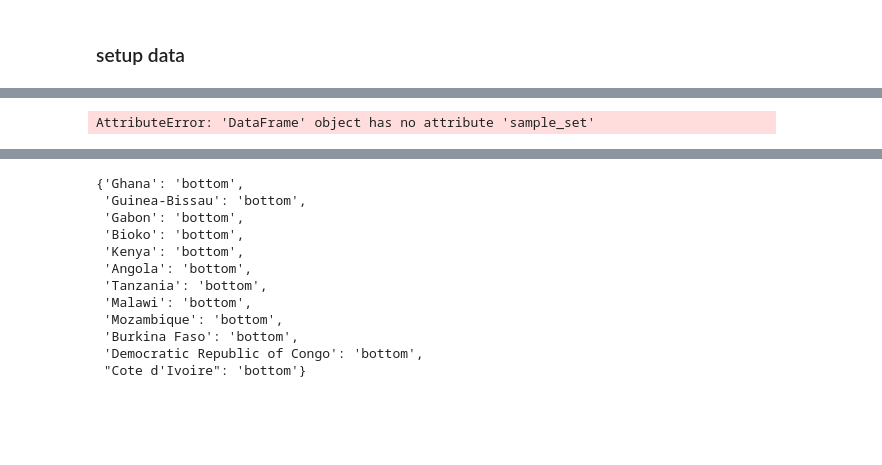
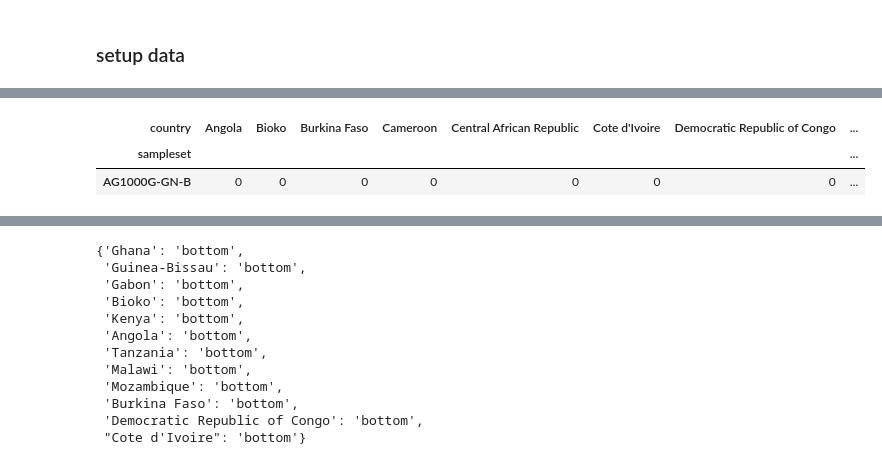
Before and after one commit to malariagen/deprecated-ag1000g-phase3-data-paper, a Jupyter notebook: notebooks/ag1000g_phase3_collection_.ipynb, the cells around one changed output, grey strips where cells are left out. Drawn from its saved outputs; the diff is of its cells as text; code cells hidden in the pictures; blank space fills up the shorter version.

```diff
--- a/notebooks/ag1000g_phase3_collection_.ipynb
+++ b/notebooks/ag1000g_phase3_collection_.ipynb
@@ -77,7 +45,8 @@ all_meta
 # %%
-sampleset_by_country = pd.crosstab(all_meta.sample_set, all_meta.country)
-
+sampleset_by_country = pd.crosstab(all_meta.sampleset, all_meta.country)
 # any samplesets that have multiple countries?
 sampleset_by_country.loc[(sampleset_by_country > 0).sum(axis=1) > 1]
 # %% [output]
-AttributeError: 'DataFrame' object has no attribute 'sample_set'
+| country | Angola | Bioko | Burkina Faso | Cameroon | Central African Republic | Cote d'Ivoire | Democratic Republic of Congo | ... |
+| sampleset |  |  |  |  |  |  |  | ... |
+| AG1000G-GN-B | 0 | 0 | 0 | 0 | 0 | 0 | 0 | ... |
```
Also changed, not shown: parts of 11 cells of this notebook, 1 other file.
